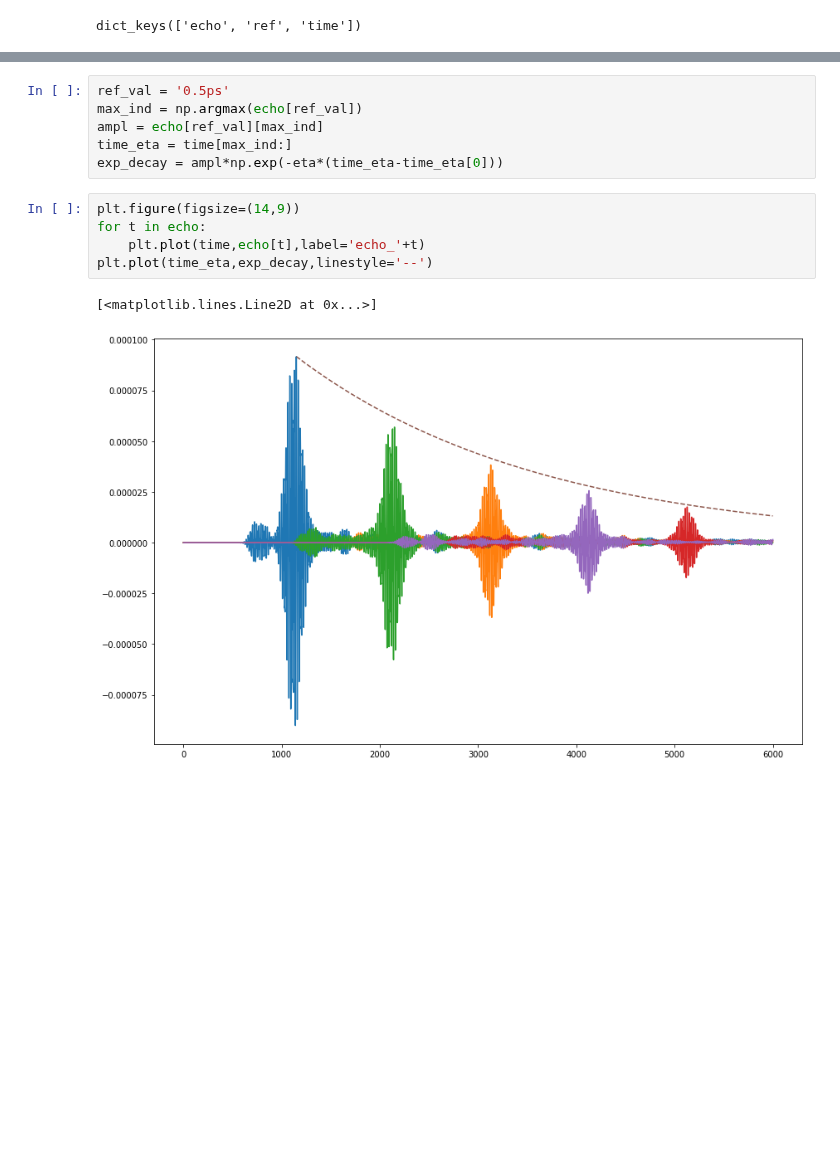
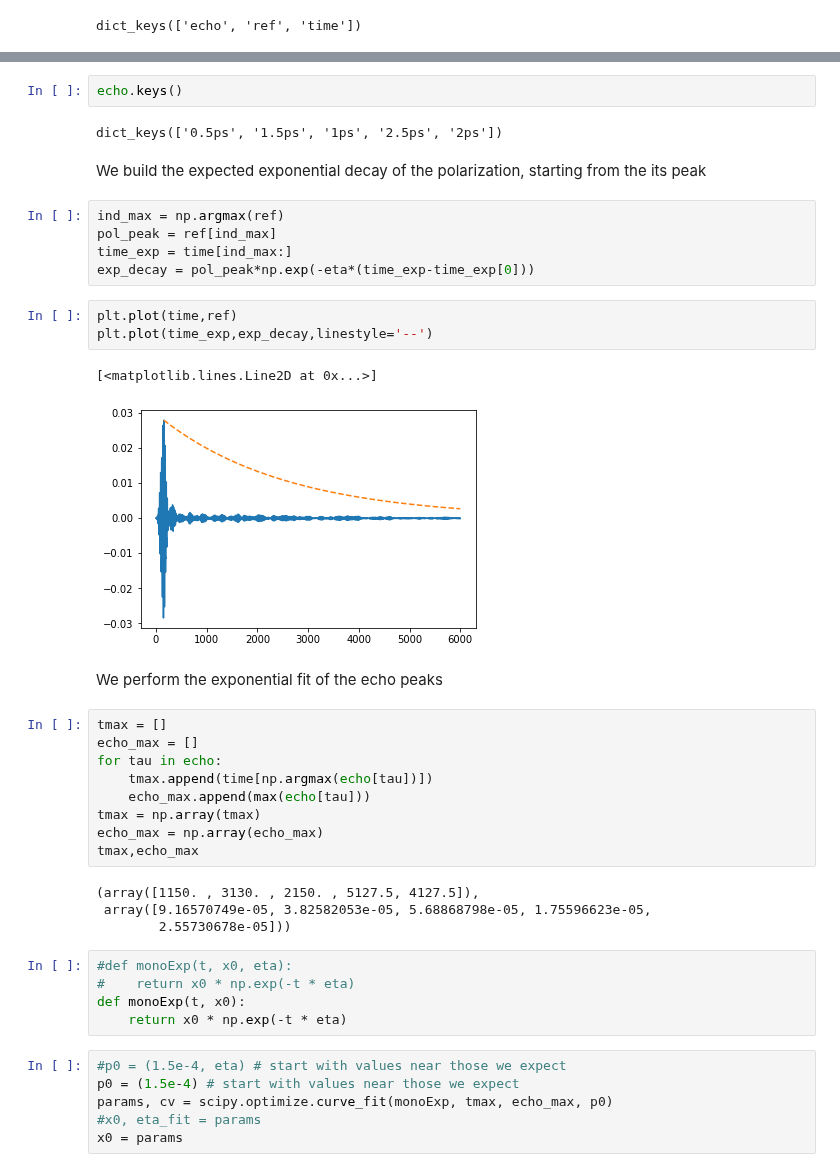
Before and after one commit to marcodalessandro76/Echo_mechanisms_decay_time_optical_orientation, a Jupyter notebook: PHOTON_ECO/ANALYSIS_Plot.ipynb, the cells around one changed output, grey strips where cells are left out. Saved outputs shown, nothing was run; the diff lists cells and outputs as text; blank space fills up the shorter version.

```diff
--- a/PHOTON_ECO/ANALYSIS_Plot.ipynb
+++ b/PHOTON_ECO/ANALYSIS_Plot.ipynb
@@ -31,14 +34,43 @@ echo = data_loaded['echo']
-# %%
-ref_val = '0.5ps'
-max_ind = np.argmax(echo[ref_val])
-ampl = echo[ref_val][max_ind]
-time_eta = time[max_ind:]
-exp_decay = ampl*np.exp(-eta*(time_eta-time_eta[0]))
-# %%
-plt.figure(figsize=(14,9))
-for t in echo:
-    plt.plot(time,echo[t],label='echo_'+t)
-plt.plot(time_eta,exp_decay,linestyle='--')
-# %% [output]
-[<matplotlib.lines.Line2D at 0x...>]
-[figure, removed]
+# %%
+echo.keys()
+# %% [output]
+dict_keys(['0.5ps', '1.5ps', '1ps', '2.5ps', '2ps'])
+# %% [markdown]
+We build the expected exponential decay of the polarization, starting from the its peak
+# %%
+ind_max = np.argmax(ref)
+pol_peak = ref[ind_max]
+time_exp = time[ind_max:]
+exp_decay = pol_peak*np.exp(-eta*(time_exp-time_exp[0]))
+# %%
+plt.plot(time,ref)
+plt.plot(time_exp,exp_decay,linestyle='--')
+# %% [output]
+[<matplotlib.lines.Line2D at 0x...>]
+[figure, added]
+# %% [markdown]
+We perform the exponential fit of the echo peaks
+# %%
+tmax = []
+echo_max = []
+for tau in echo:
+    tmax.append(time[np.argmax(echo[tau])])
+    echo_max.append(max(echo[tau]))
+tmax = np.array(tmax)
+echo_max = np.array(echo_max)
+tmax,echo_max
+# %% [output]
+(array([1150. , 3130. , 2150. , 5127.5, 4127.5]),
+ array([9.16570749e-05, 3.82582053e-05, 5.68868798e-05, 1.75596623e-05,
+        2.55730678e-05]))
+# %%
+#def monoExp(t, x0, eta):
+#    return x0 * np.exp(-t * eta)
+def monoExp(t, x0):
+    return x0 * np.exp(-t * eta)
+# %%
+#p0 = (1.5e-4, eta) # start with values near those we expect
+p0 = (1.5e-4) # start with values near those we expect
+params, cv = scipy.optimize.curve_fit(monoExp, tmax, echo_max, p0)
+#x0, eta_fit = params
+x0 = params
```
Also changed, not shown: parts of 9 cells of this notebook.
